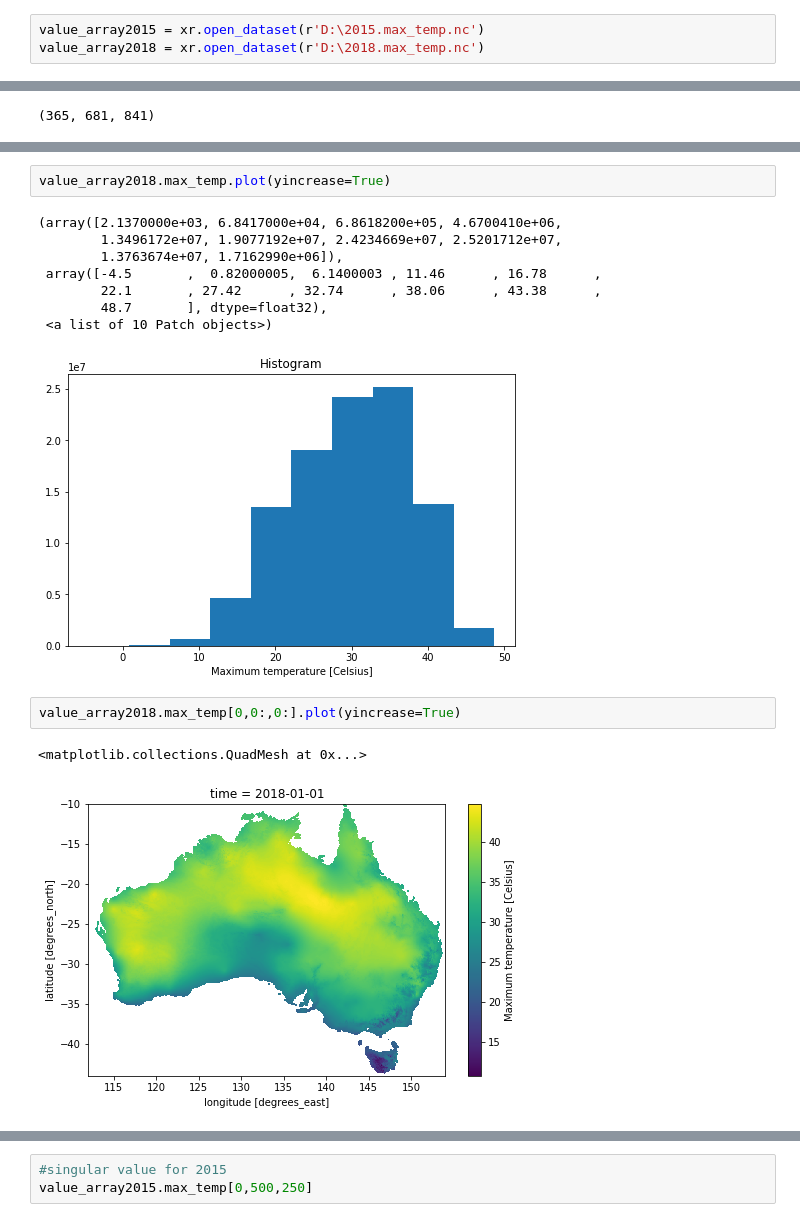
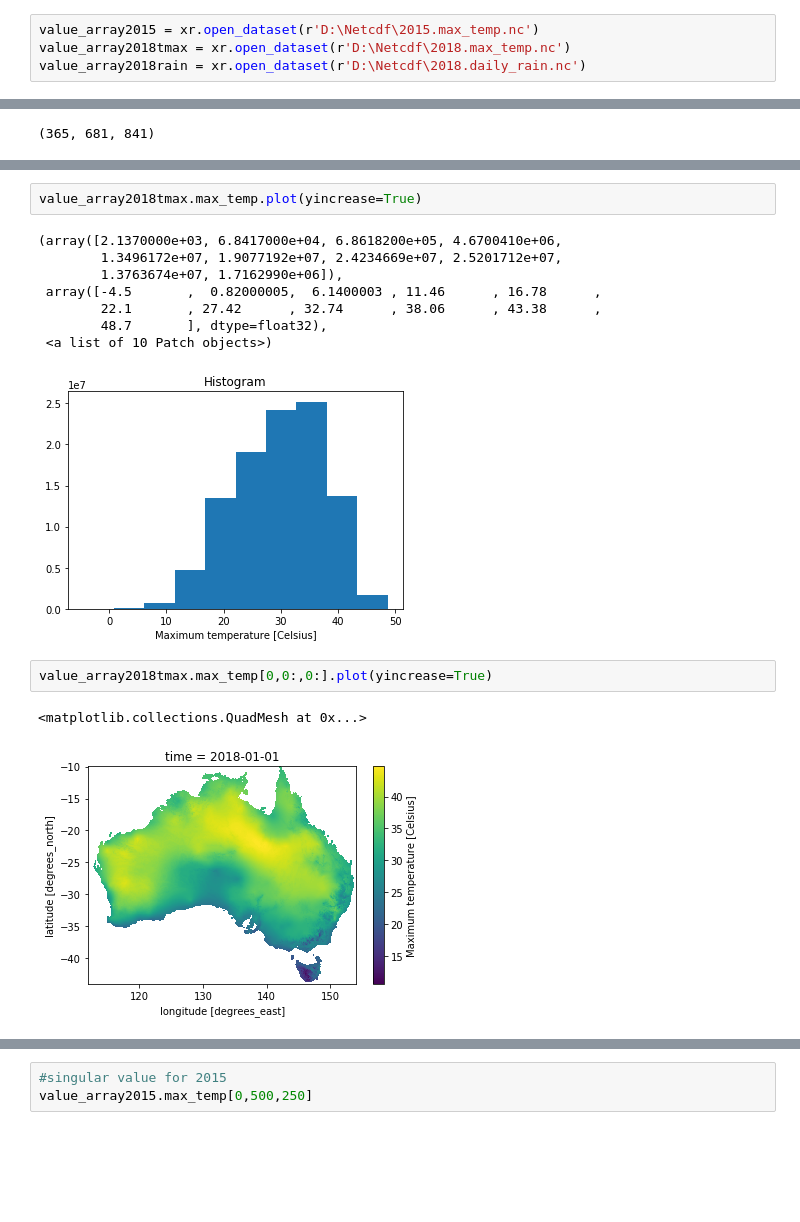
Before and after one commit to JJguri/bestiapop, a Jupyter notebook: sample_data/netcdf_exploration.ipynb, the cells around one changed output, grey strips where cells are left out. Saved outputs shown, nothing was run; the diff lists cells and outputs as text; blank space fills up the shorter version.

```diff
--- a/sample_data/netcdf_exploration.ipynb
+++ b/sample_data/netcdf_exploration.ipynb
@@ -6,8 +6,9 @@ from matplotlib import pyplot as plt
 import pandas as pd
 plt.rcParams['figure.figsize'] = (8,5)
 # %%
-value_array2015 = xr.open_dataset(r'D:\2015.max_temp.nc')
-value_array2018 = xr.open_dataset(r'D:\2018.max_temp.nc')
+value_array2015 = xr.open_dataset(r'D:\Netcdf\2015.max_temp.nc')
+value_array2018tmax = xr.open_dataset(r'D:\Netcdf\2018.max_temp.nc')
+value_array2018rain = xr.open_dataset(r'D:\Netcdf\2018.daily_rain.nc')
 # %%
 value_array2015
 # %% [output]
@@ -61,19 +62,19 @@ value_array2018.max_temp[0:,0:,0:].values.shape
 # %% [output]
 (365, 681, 841)
 # %%
-value_array2018.max_temp.plot(yincrease=True)
+value_array2018tmax.max_temp.plot(yincrease=True)
 # %% [output]
 (array([2.1370000e+03, 6.8417000e+04, 6.8618200e+05, 4.6700410e+06,
         1.3496172e+07, 1.9077192e+07, 2.4234669e+07, 2.5201712e+07,
         1.3763674e+07, 1.7162990e+06]),
  array([-4.5       ,  0.82000005,  6.1400003 , 11.46      , 16.78      ,
         22.1       , 27.42      , 32.74      , 38.06      , 43.38      ,
         48.7       ], dtype=float32),
  <a list of 10 Patch objects>)
-[figure, old version]
+[figure, new version]
 # %%
-value_array2018.max_temp[0,0:,0:].plot(yincrease=True)
+value_array2018tmax.max_temp[0,0:,0:].plot(yincrease=True)
 # %% [output]
 <matplotlib.collections.QuadMesh at 0x...>
-[figure, old version]
+[figure, new version]
 # %%
```
Also changed, not shown: parts of 9 cells of this notebook.
